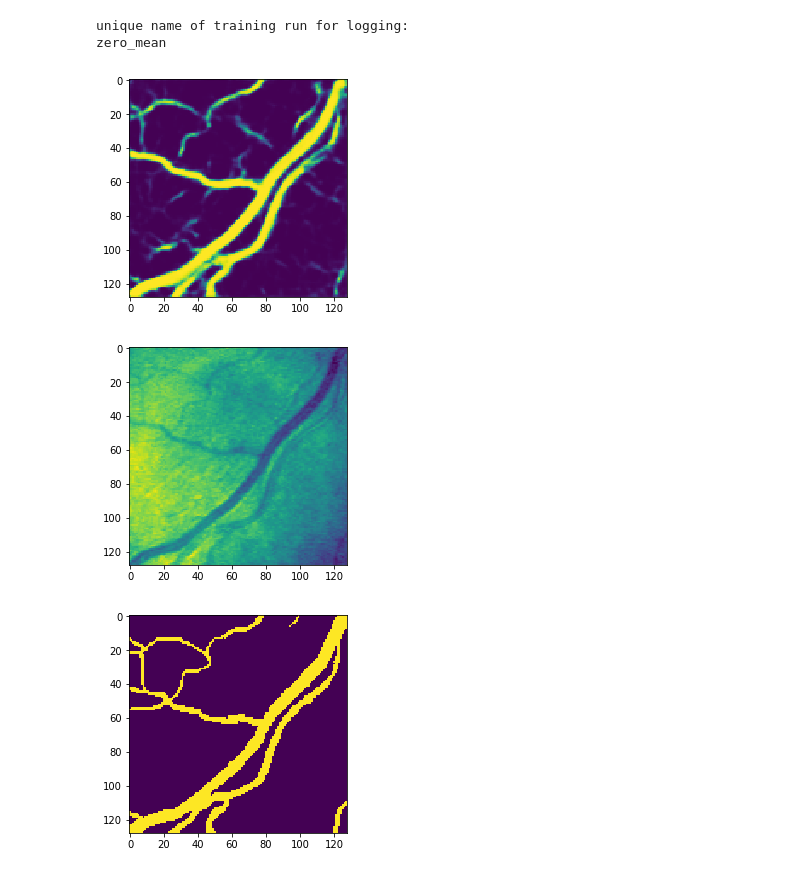
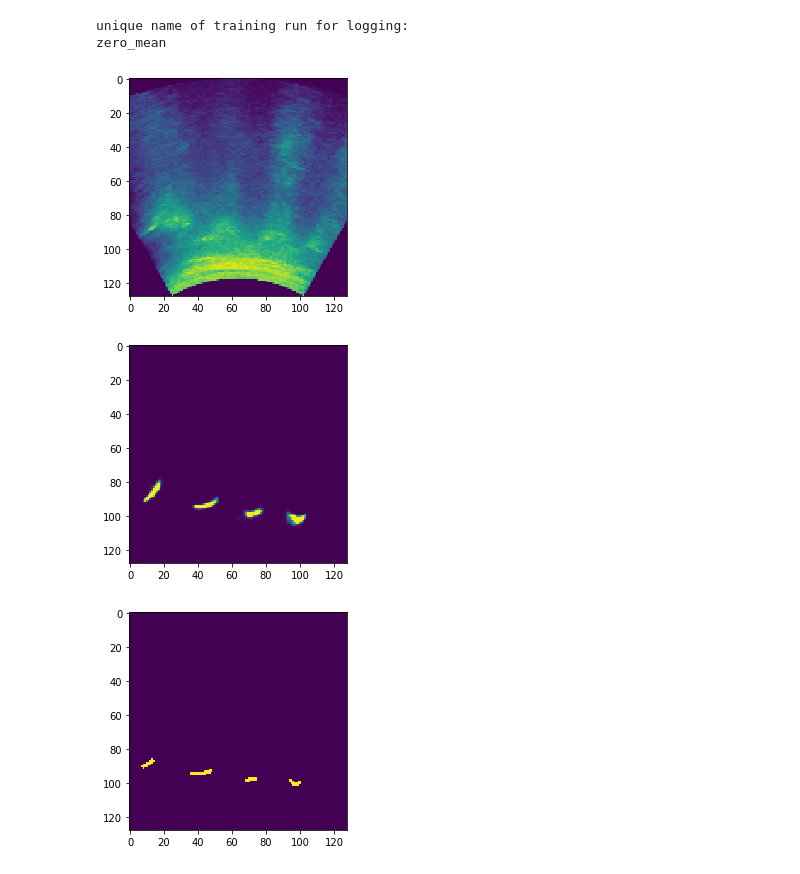
Before and after one commit to HastingsGreer/USNeuralNetworkWorkshop, a Jupyter notebook: UNET_segmentation.ipynb, the cells around one changed output. Saved outputs shown, nothing was run; the diff lists cells and outputs as text; code cells hidden in the pictures.

Commit message:
Switch to spine segmentation as task

```diff
--- a/UNET_segmentation.ipynb
+++ b/UNET_segmentation.ipynb
@@ -14,22 +13,21 @@ def array_from_folder(path):
     pics = np.array(pics)
     return pics
 
-# The DRIVE dataset is available at https://www.isi.uu.nl/Research/Databases/DRIVE/
-train_inputs = array_from_folder("DRIVE/training/images/") / 255.
-train_outputs = np.expand_dims(array_from_folder("DRIVE/training/1st_manual/"), -1) / 255.
+# Download this dataset using the notebook DownloadSpineSegmentationData
+train_inputs = array_from_folder("SpineSegmentationData/training/ultrasounds/") / 255.
+train_outputs = array_from_folder("SpineSegmentationData/training/segmentations/") / 255.
 
-train_outputs = np.concatenate([train_outputs, 1-train_outputs], -1)
+test_inputs = array_from_folder("SpineSegmentationData/testing/ultrasounds/") / 255.
+test_outputs = np.expand_dims(array_from_folder("SpineSegmentationData/testing/segmentations/"), -1) / 255.
 
-test_inputs = array_from_folder("DRIVE/test/images/") / 255.
-test_outputs = np.expand_dims(array_from_folder("DRIVE/test/1st_manual/"), -1) / 255.
-
+#poor man's one hot encoding
 test_outputs = np.concatenate([test_outputs, 1-test_outputs], -1)
 
 plt.imshow(train_inputs[0])
 plt.colorbar()
 plt.show()
 
-plt.imshow(train_outputs[0, :, :, 0])
+plt.imshow(train_outputs[0])
 plt.colorbar()
 plt.show()
 # %% [output]
@@ -64,26 +57,26 @@ t_augmented_outputs = np.concatenate(t_augmented_outputs)
 from tensorflow.keras.layers import *
 from tensorflow.keras.models import *
 
-def nvidia_unet(patch_size=128, num_classes=2):
-    input_ = Input((patch_size, patch_size, 3))
+def nvidia_unet(patch_size=128, num_classes=2, num_input_channels=1):
+    input_ = Input((patch_size, patch_size, num_input_channels))
     skips = []
     output = input_
-    c = num_classes * 2
+    c = num_classes
 
     for shape, filters in zip([5, 3, 3, 3, 3, 3, 3], [c*8, c*16, c*32, c*32, c*32, c*32, c*32]):
         skips.append(output)
         output= Conv2D(filters, (shape, shape), strides=2, padding="same", activation="relu")(output)
 
-    for shape, filters in zip([4, 4, 4, 4, 4, 4, 4, 4], [c*32, c*32, c*32, c*32, c*16, c*8, c // 2]):
-        output = keras.layers.UpSampling2D()(output)
+    for shape, filters in zip([4, 4, 4, 4, 4, 4, 4, 4], [c*32, c*32, c*32, c*32, c*16, c*8, c]):
+        output = UpSampling2D()(output)
         skip_output = skips.pop()
         output = concatenate([output, skip_output], axis=3)
-        if filters != c // 2:
+        if filters != c:
             activation = "relu"
         else:
             activation = "softmax"
         output = Conv2D(filters, (shape, shape), activation=activation, padding="same")(output)
-        if filters != c // 2:
+        if filters != c:
             output = BatchNormalization(momentum=.9)(output)
 
     assert len(skips) == 0
@@ -91,7 +84,7 @@ def nvidia_unet(patch_size=128, num_classes=2):
 
 model = nvidia_unet()
 
-model.compile(optimizer=keras.optimizers.adam(),
+model.compile(optimizer="adam",
                loss= "binary_crossentropy",
                metrics=["accuracy"])
 # %%
@@ -100,5 +93,5 @@ loss_curve = model.fit(augmented_inputs,
               batch_size=64,
               epochs=30,
               verbose=1,
-              validation_data=(t_augmented_inputs, t_augmented_outputs))
+              validation_data=(test_inputs_augmented, test_outputs))
 # %% [output]
@@ -136,16 +129,19 @@ pickle.dump(loss_curve.history, open("runs/" + save_name + "/loss_"+ str(loss_cu
 unique name of training run for logging:
 zero_mean
 # %%
-out = model.predict(t_augmented_inputs)
+out = model.predict(test_inputs_augmented)
 # %%
 j = np.random.randint(500)
-plt.imshow(out[j, :, :, 0])
+
+plt.imshow(test_inputs_augmented[j, :, :, 0])
 plt.show()
-plt.imshow(t_augmented_inputs[j, :, :, 0])
+
+plt.imshow(out[j, :, :, 0] * 3, vmax=1) # *3 == haxx
 plt.show()
-plt.imshow(t_augmented_outputs[j, :, :, 0])
+
+plt.imshow(test_outputs[j, :, :, 0])
 plt.show()
 # %% [output]
-[figure, old version]
+[figure, new version]
-[figure, old version]
+[figure, new version]
-[figure, old version]
+[figure, new version]
```
Also changed, not shown: parts of 6 cells of this notebook, 2 other files.
